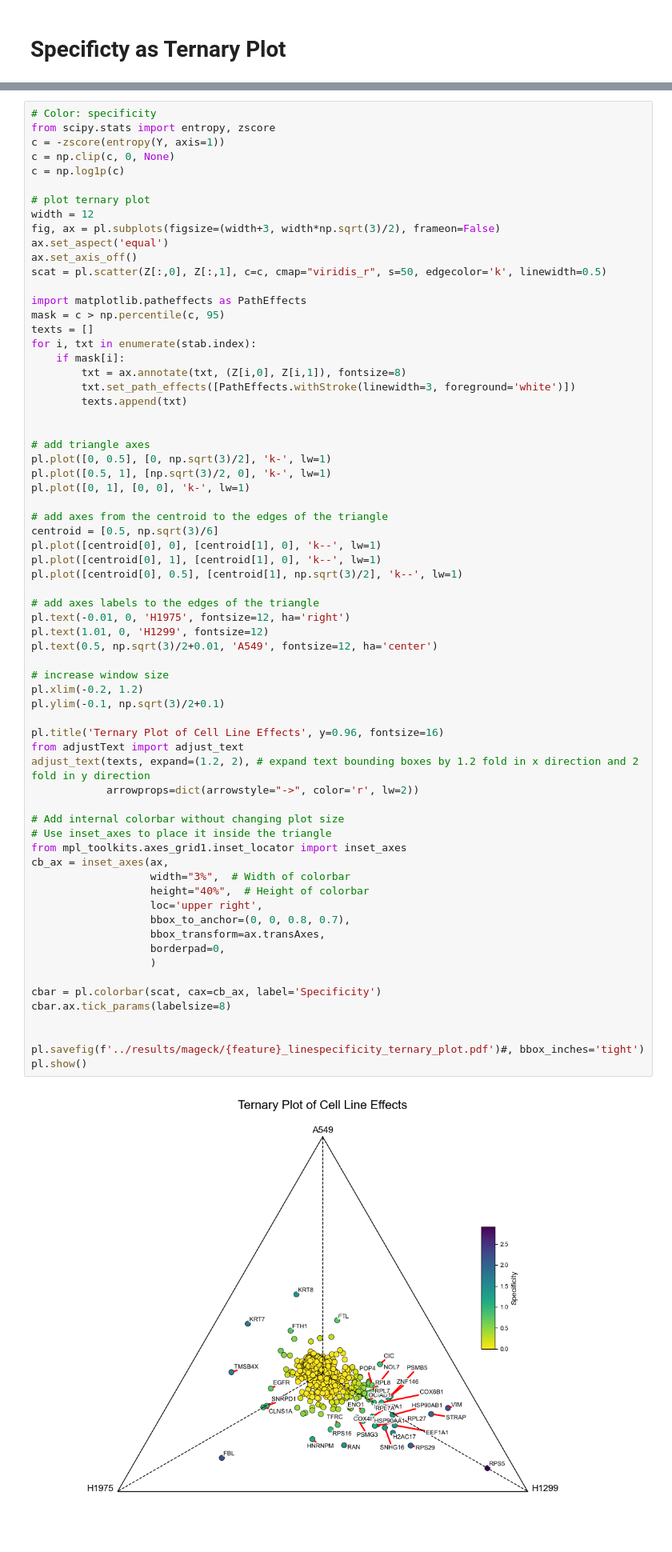
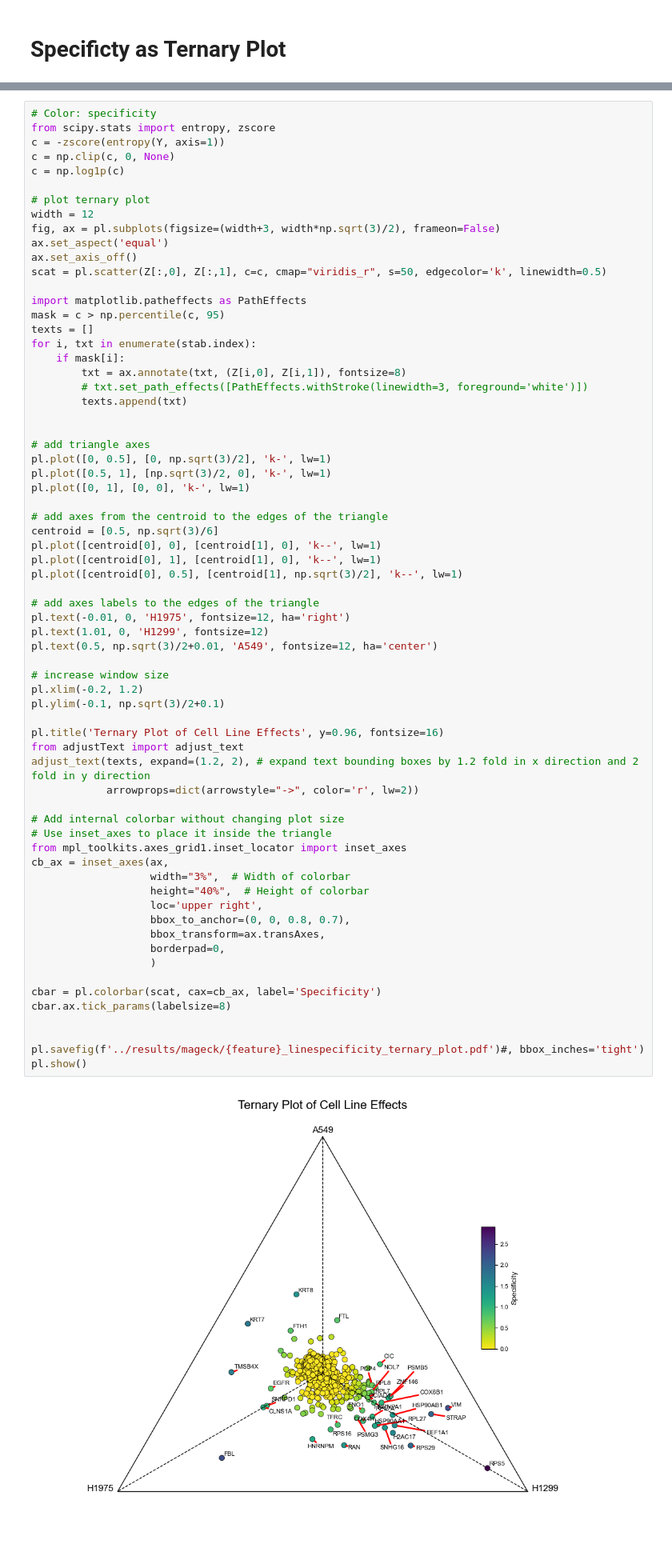
Before and after one commit to stefanpeidli/SYM101, a Jupyter notebook: notebooks/SYM101_mageck_advanced.ipynb, the cells around one changed output, grey strips where cells are left out. Shown at 80% size. Cells and saved outputs as stored; diff of their text form.

```diff
--- a/notebooks/SYM101_mageck_advanced.ipynb
+++ b/notebooks/SYM101_mageck_advanced.ipynb
@@ -91,7 +91,7 @@ texts = []
 for i, txt in enumerate(stab.index):
     if mask[i]:
         txt = ax.annotate(txt, (Z[i,0], Z[i,1]), fontsize=8)
-        txt.set_path_effects([PathEffects.withStroke(linewidth=3, foreground='white')])
+        # txt.set_path_effects([PathEffects.withStroke(linewidth=3, foreground='white')])
         texts.append(txt)
 
 
@@ -112,34 +112,34 @@ pl.text(1.01, 0, 'H1299', fontsize=12)
 pl.text(0.5, np.sqrt(3)/2+0.01, 'A549', fontsize=12, ha='center')
 
 # increase window size
 pl.xlim(-0.2, 1.2)
 pl.ylim(-0.1, np.sqrt(3)/2+0.1)
 
 pl.title('Ternary Plot of Cell Line Effects', y=0.96, fontsize=16)
 from adjustText import adjust_text
 adjust_text(texts, expand=(1.2, 2), # expand text bounding boxes by 1.2 fold in x direction and 2 fold in y direction
             arrowprops=dict(arrowstyle="->", color='r', lw=2))
 
 # Add internal colorbar without changing plot size
 # Use inset_axes to place it inside the triangle
 from mpl_toolkits.axes_grid1.inset_locator import inset_axes
 cb_ax = inset_axes(ax,
                    width="3%",  # Width of colorbar
                    height="40%",  # Height of colorbar
                    loc='upper right',
                    bbox_to_anchor=(0, 0, 0.8, 0.7),
                    bbox_transform=ax.transAxes,
                    borderpad=0,
                    )
 
 cbar = pl.colorbar(scat, cax=cb_ax, label='Specificity')
 cbar.ax.tick_params(labelsize=8)
 
 
 pl.savefig(f'../results/mageck/{feature}_linespecificity_ternary_plot.pdf')#, bbox_inches='tight')
 pl.show()
 # %% [output]
-[figure, old version]
+[figure, new version]
 # %%
 # Save the specificity table
 for feature in ['gene', 'transcript']:
```
Also changed, not shown: 7 other files.
